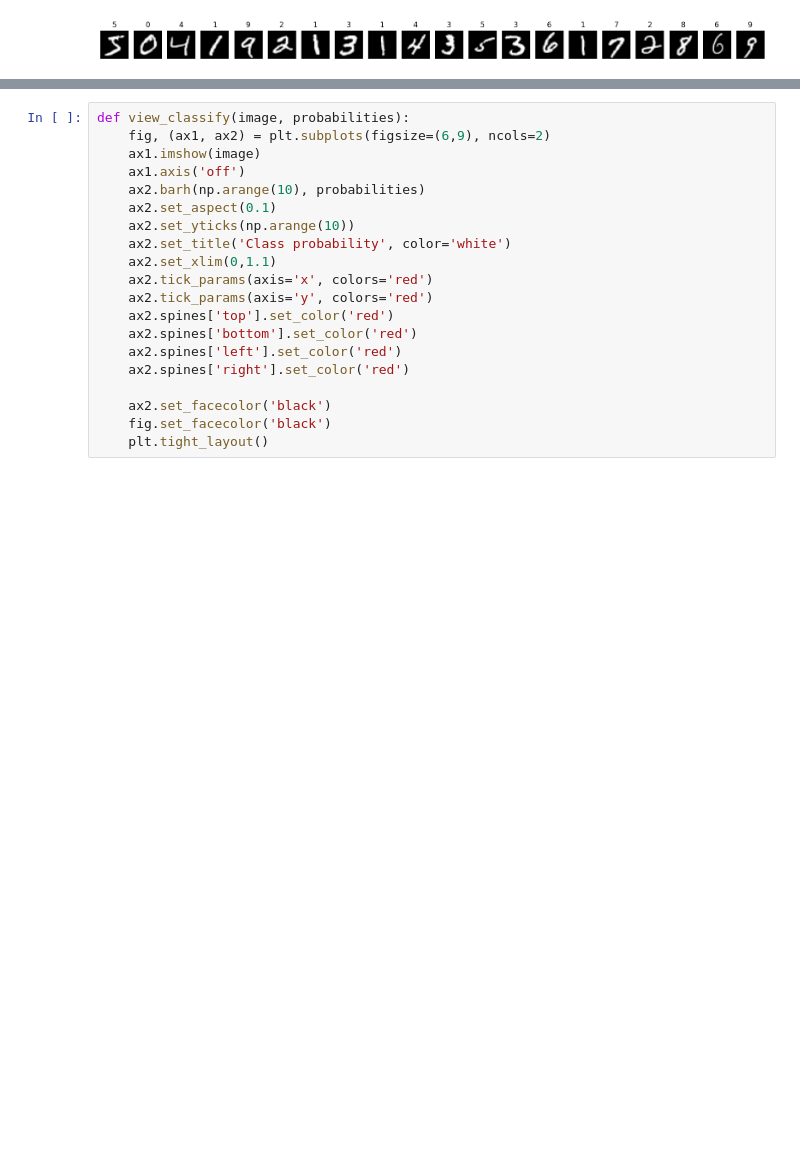
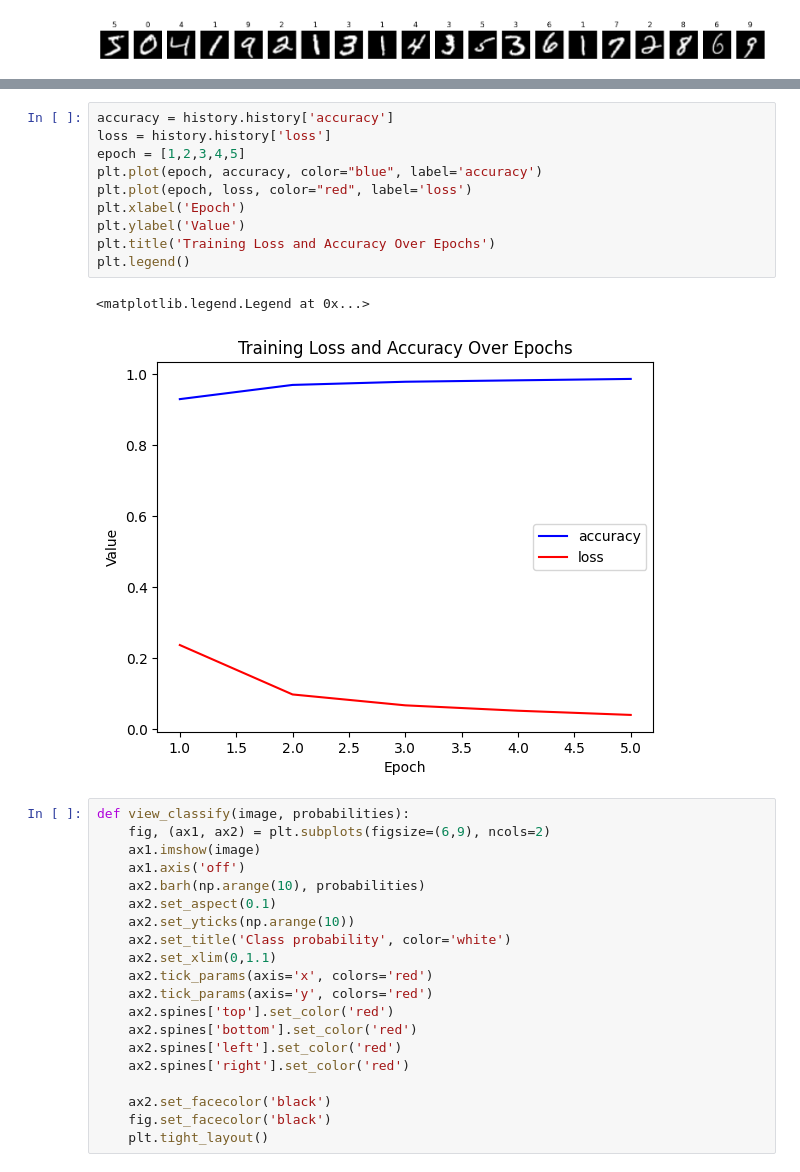
Before and after one commit to prathmesh-ka-github/Inkwell, a Jupyter notebook: inkwell.ipynb, the cells around one changed output, grey strips where cells are left out. Cells and saved outputs as stored; diff of their text form; blank space fills up the shorter version.

Commit message:
:graph: added loss and accuracy graph

```diff
--- a/inkwell.ipynb
+++ b/inkwell.ipynb
@@ -80,3 +78,16 @@ Epoch 5/5
+# %%
+accuracy = history.history['accuracy']
+loss = history.history['loss']
+epoch = [1,2,3,4,5]
+plt.plot(epoch, accuracy, color="blue", label='accuracy')
+plt.plot(epoch, loss, color="red", label='loss')
+plt.xlabel('Epoch')
+plt.ylabel('Value')
+plt.title('Training Loss and Accuracy Over Epochs')
+plt.legend()
+# %% [output]
+<matplotlib.legend.Legend at 0x...>
+[figure, added]
 # %%
 def view_classify(image, probabilities):
     fig, (ax1, ax2) = plt.subplots(figsize=(6,9), ncols=2)
```
Also changed, not shown: parts of 2 cells of this notebook.
